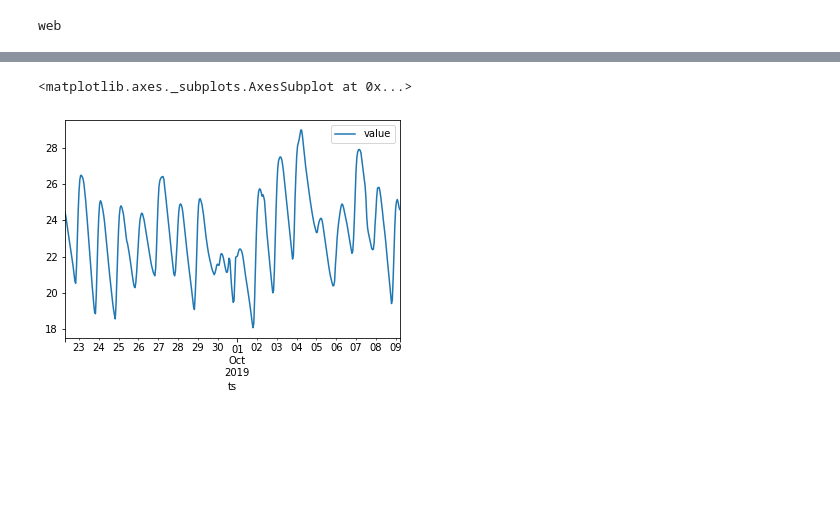
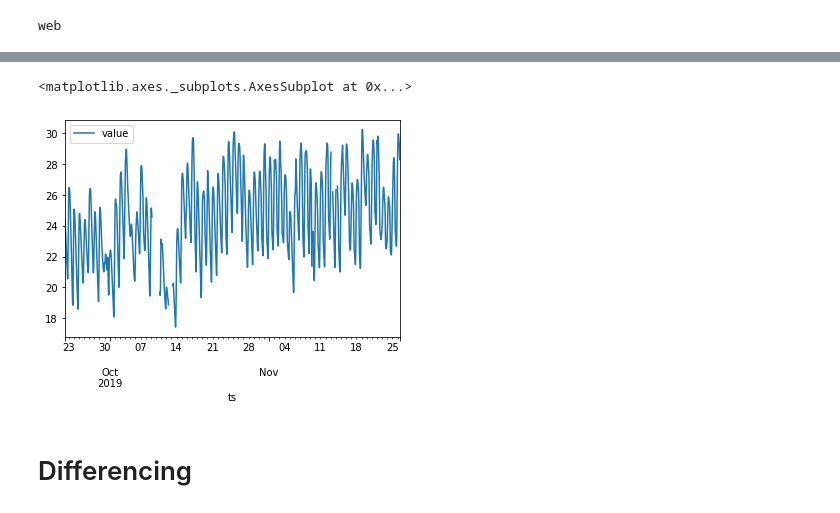
Before and after one commit to neozenith/temperature-timeseries, a Jupyter notebook: analysis.ipynb, the cells around one changed output, grey strips where cells are left out. Drawn from its saved outputs; the diff is of its cells as text; code cells hidden in the pictures; blank space fills up the shorter version.

```diff
--- a/analysis.ipynb
+++ b/analysis.ipynb
@@ -29,5 +37,5 @@ module://itermplot
 # %%
-url = 'http://192.168.0.156:8000/metrics?from=30'
+url = 'http://192.168.0.156:8000/metrics?from=300'
 response = requests.get(url)
 # %%
 #response.status_code = 404
@@ -49,3 +105,4 @@ del df['id']
 # %%
-df = df[df['metric'] == 'temperature'][['value']].resample('H').mean()
 df = df.dropna()
+df_temp = df[df['metric'] == 'temperature'][['value']].resample('H').mean()
+df_temp.index
@@ -52,6 +122,8 @@ df = df.dropna()
 # %%
-df.plot()
+df_temp.plot()
 # %% [output]
 <matplotlib.axes._subplots.AxesSubplot at 0x...>
-[figure, old version]
+[figure, new version]
+# %% [markdown]
+# Differencing
 # %%
```
Also changed, not shown: parts of 22 cells of this notebook, 2 other files.
